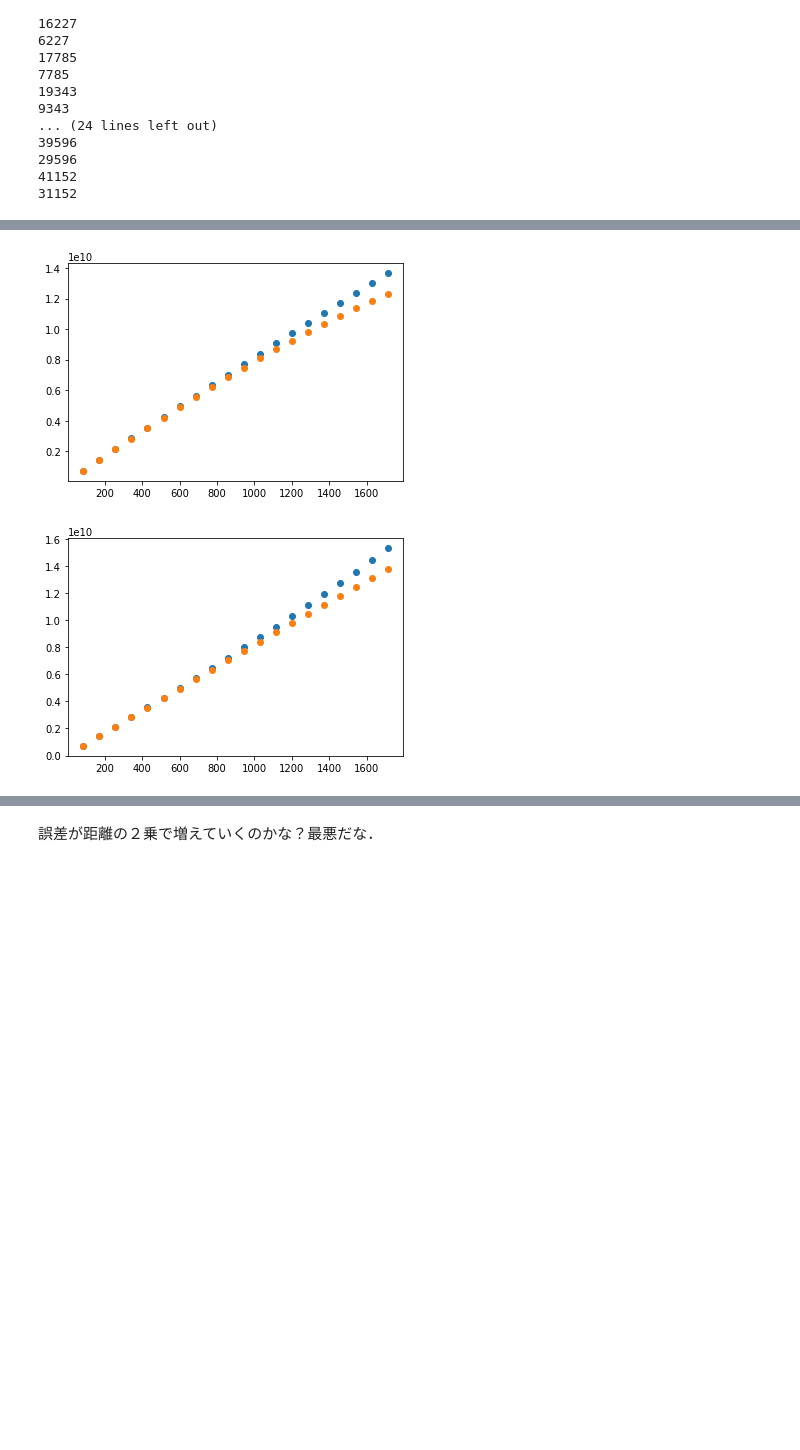
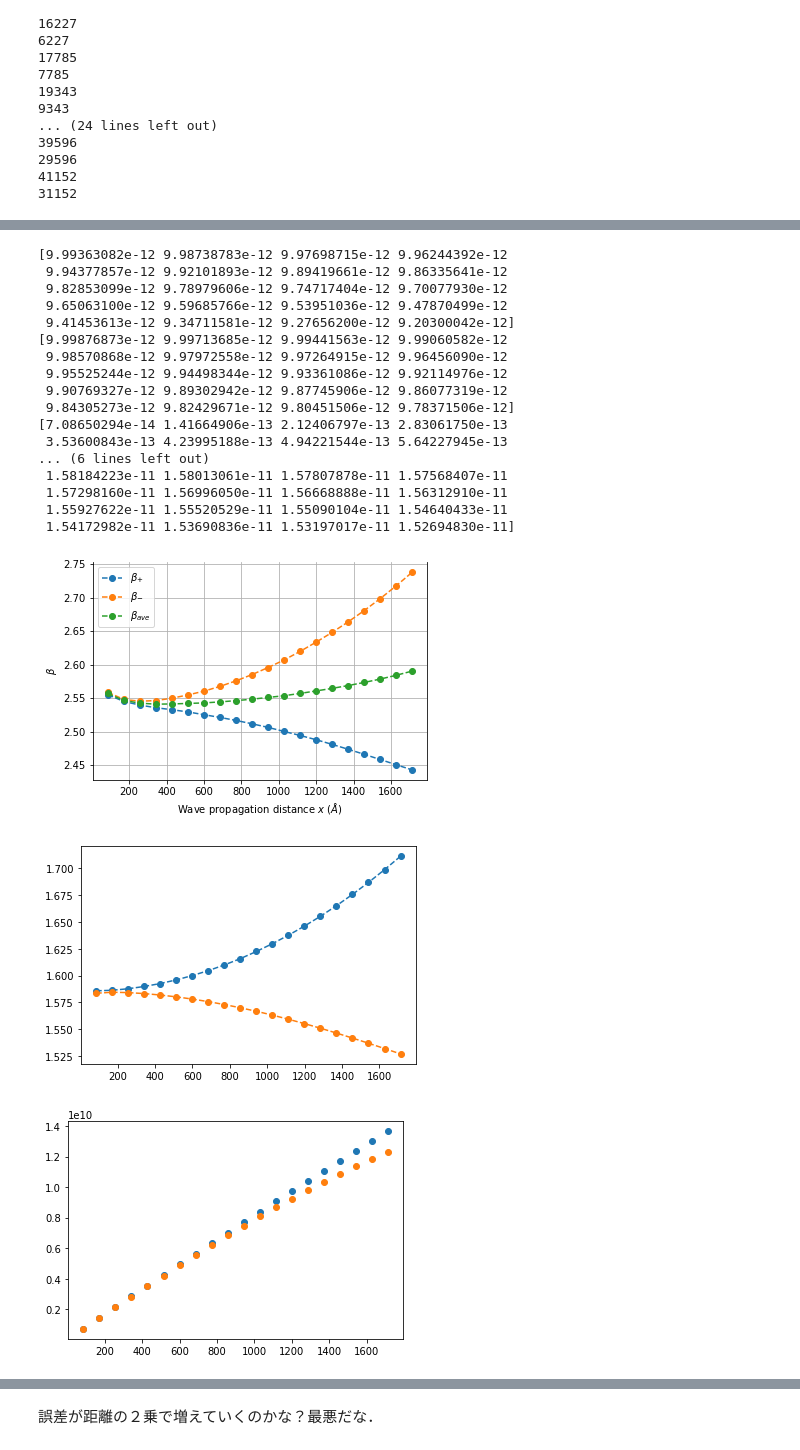
Before and after one commit to 1060matsuda/freqmix2, a Jupyter notebook: freq_depend/200_500/freqmixfft_temp.ipynb, the cells around one changed output, grey strips where cells are left out. Saved outputs shown, nothing was run; the diff lists cells and outputs as text; code cells hidden in the pictures; blank space fills up the shorter version.

```diff
--- a/freq_depend/200_500/freqmixfft_temp.ipynb
+++ b/freq_depend/200_500/freqmixfft_temp.ipynb
@@ -715,7 +715,9 @@ af2s=np.zeros(0)
 asums=np.zeros(0)
 adiffs=np.zeros(0)
 
-betaFreqs = np.empty()
+betaPlus = np.zeros(0)
+betaMinux = np.zeros(0)
+betaAve=np.zeros(0)
 
 for i in range(2,22):
     detecNum = i
@@ -803,11 +805,13 @@ for i in range(2,22):
         f.write(str(betaSHG))
     """
     betaFreqMix = getBetaFreqMix(
-        asum, adif, af1_0, af2_0, inputFreq1, inputFreq2, delta_x*10**-10, waveVelocity)
+        asum, adif, af1, af2, inputFreq1, inputFreq2, delta_x*10**-10, waveVelocity)
     """with open("betaFreqMix.txt", "w") as f:
         f.write(str(betaFreqMix))
     """
-
+    betaPlus=np.append(betaPlus,betaFreqMix[1])
+    betaMinux=np.append(betaMinux,betaFreqMix[0])
+    betaAve=np.append(betaAve,betaFreqMix[2])
 
     # drawings
     if HPC_OR_LOCAL == "LOCAL":
@@ -919,18 +923,63 @@ for i in range(2,22):
 # %%
 plt.plot(data[0,2:22]-data[0,1],af1s,marker="o",linestyle="--")
 plt.plot(data[0,2:22]-data[0,1],af2s,marker="o",linestyle="--")
 plt.plot(data[0,2:22]-data[0,1],asums,marker="o",linestyle="--")
 plt.plot(data[0,2:22]-data[0,1],adiffs,marker="o",linestyle="--")
 plt.legend("12sd")
+plt.show()
+print(af1s)
+print(af2s)
+print(adiffs)
+print(2*np.pi/waveLength1)
+print(2*np.pi/waveLength2)
+
+print(asums/4/af1s/af2s/(2*np.pi/waveLength1)/(2*np.pi/waveLength2)/(data[0,2:22]-data[0,1]))
+plt.plot(data[0,2:22]-data[0,1],betaPlus, marker="o", linestyle="--")
+plt.plot(data[0,2:22]-data[0,1],betaMinux, marker="o", linestyle="--")
+plt.plot(data[0,2:22]-data[0,1],betaAve, marker="o", linestyle="--")
+ax = plt.gca()
+ax.spines['top'].set_color('none')
+
+##
+
+plt.grid(which="both") # グリッド表示。"both"はxy軸両方にグリッドを描く。
+plt.xlabel(r"Wave propagation distance $x$ ($\AA$)")
+plt.ylabel(r"$\beta$")
+ax.legend([r"$\beta_{+}$",r"$\beta_{-}$",r"$\beta_{ave}$"])
+plt.show()
+
+#plt.plot(data[0,2:22]-data[0,1],adiffs/4/af1s/af2s/(2*np.pi/waveLength1)/(2*np.pi/waveLength2)/(data[0,2:22]-data[0,1]),marker="o",linestyle="--")
+plt.plot(data[0,2:22]-data[0,1],adiffs/4/af1s/af2s/(2*np.pi/waveLength1)/(2*np.pi/waveLength2)/(data[0,2:22]-data[0,1])/10**-11,marker="o",linestyle="--")
+plt.plot(data[0,2:22]-data[0,1],asums/4/af1s/af2s/(2*np.pi/waveLength1)/(2*np.pi/waveLength2)/(data[0,2:22]-data[0,1])/10**-11,marker="o",linestyle="--")
+plt.show()
+#plt.plot(data[0,2:22]-data[0,1],asums/4/af1s/af2s/(2*np.pi/waveLength1)/(2*np.pi/waveLength2)/(data[0,2:22]-data[0,1]),marker="o",linestyle="--")
 plt.show()
 
 plt.plot(data[0,2:22]-data[0,1],asums/(af1s*af2s), marker="o",linestyle="none")
 plt.plot(data[0,2:22]-data[0,1],asums/(10**-22),marker="o",linestyle="none")
 plt.show()
 plt.plot(data[0,2:22]-data[0,1],adiffs/(af1s*af2s), marker="o",linestyle="none")
 plt.plot(data[0,2:22]-data[0,1],adiffs/(10**-22),marker="o",linestyle="none")
 plt.show()
 # %% [output]
 [figure]
+[9.99363082e-12 9.98738783e-12 9.97698715e-12 9.96244392e-12
+ 9.94377857e-12 9.92101893e-12 9.89419661e-12 9.86335641e-12
+ 9.82853099e-12 9.78979606e-12 9.74717404e-12 9.70077930e-12
+ 9.65063100e-12 9.59685766e-12 9.53951036e-12 9.47870499e-12
+ 9.41453613e-12 9.34711581e-12 9.27656200e-12 9.20300042e-12]
+[9.99876873e-12 9.99713685e-12 9.99441563e-12 9.99060582e-12
+ 9.98570868e-12 9.97972558e-12 9.97264915e-12 9.96456090e-12
+ 9.95525244e-12 9.94498344e-12 9.93361086e-12 9.92114976e-12
+ 9.90769327e-12 9.89302942e-12 9.87745906e-12 9.86077319e-12
+ 9.84305273e-12 9.82429671e-12 9.80451506e-12 9.78371506e-12]
+[7.08650294e-14 1.41664906e-13 2.12406797e-13 2.83061750e-13
+ 3.53600843e-13 4.23995188e-13 4.94221544e-13 5.64227945e-13
+... (6 lines left out)
+ 1.58184223e-11 1.58013061e-11 1.57807878e-11 1.57568407e-11
+ 1.57298160e-11 1.56996050e-11 1.56668888e-11 1.56312910e-11
+ 1.55927622e-11 1.55520529e-11 1.55090104e-11 1.54640433e-11
+ 1.54172982e-11 1.53690836e-11 1.53197017e-11 1.52694830e-11]
-[figure, old version]
+[figure, new version]
-[figure, old version]
+[figure, new version]
+[figure, added]
```
Also changed, not shown: parts of 4 cells of this notebook.
